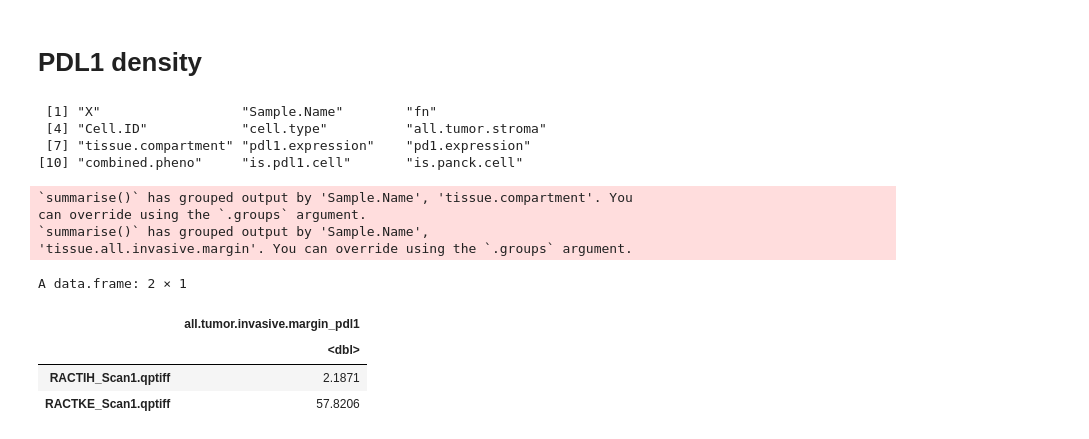
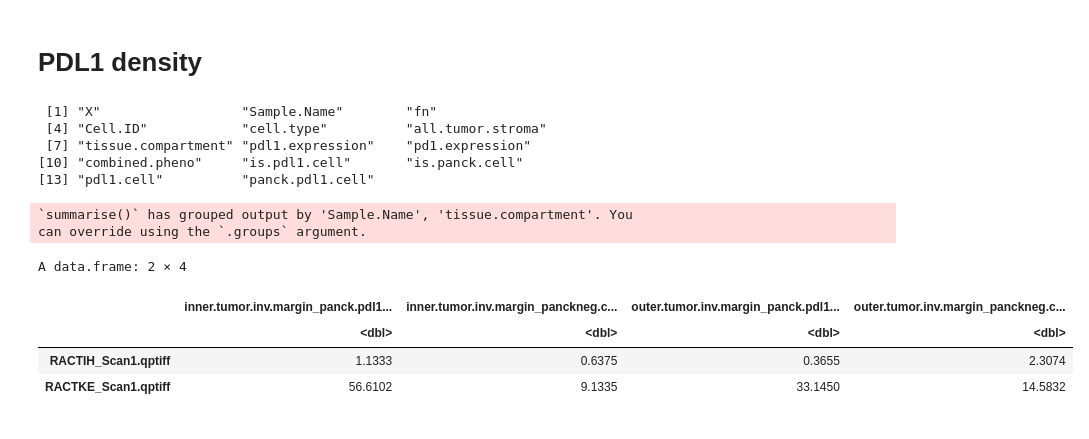
Before and after one commit to KidElectric/173-BFerris-NRG-HN003-Vectra, a Jupyter notebook: 02_generate_tables.ipynb, the cells around one changed output. Drawn from its saved outputs; the diff is of its cells as text; code cells hidden in the pictures.

```diff
--- a/02_generate_tables.ipynb
+++ b/02_generate_tables.ipynb
@@ -52,7 +52,14 @@ fn <- 'NRG-HN003-7552156cell-measurements_11col.csv'
 start <- Sys.time()
 df <- read.csv(file.path(results,fn))
 df$pdl1.cell <- 'other'
-df$pdl1.cell[df$is.pdl1.cell] = 'pdl1'
+df$pdl1.cell[df$is.pdl1.cell] = 'all.pdl1.cell'
+
+df$panck.pdl1.cell <-'other'
+df$panck.pdl1.cell[df$is.panck.cell & df$is.pdl1.cell] = 'panck.pdl1.cell'
+idx <- !((df$combined.pheno %like% 'CK+') | (df$combined.pheno %like% 'CD3+'))
+df$panck.pdl1.cell[idx & df$is.pdl1.cell] <- 'panckneg.cd3neg.pdl1.cell'
+
 stop <- Sys.time()
 print(paste((stop-start),'seconds'))
+head(df)
 # %% [output]
@@ -72,5 +76,11 @@ A data.frame: 6 × 12
 # %%
 df$pdl1.cell <- 'other'
-df$pdl1.cell[df$is.pdl1.cell] = 'pdl1'
-df %>% count(pdl1.cell)
+df$pdl1.cell[df$is.pdl1.cell] = 'all.pdl1.cell'
+
+df$panck.pdl1.cell <-'other'
+df$panck.pdl1.cell[df$is.panck.cell & df$is.pdl1.cell] = 'panck.pdl1.cell'
+idx <- !((df$combined.pheno %like% 'CK+') | (df$combined.pheno %like% 'CD3+'))
+df$panck.pdl1.cell[idx & df$is.pdl1.cell] <- 'panckneg.cd3neg.pdl1.cell'
+
+df %>% count(panck.pdl1.cell)
 # %% [output]
@@ -322,33 +608,28 @@ colnames(sub)
  [4] "Cell.ID"            "cell.type"          "all.tumor.stroma"
  [7] "tissue.compartment" "pdl1.expression"    "pd1.expression"
 [10] "combined.pheno"     "is.pdl1.cell"       "is.panck.cell"
+[13] "pdl1.cell"          "panck.pdl1.cell"
 # %%
-sub %>%  group_by(Sample.Name, tissue.compartment, pdl1.cell) %>%
+sub %>%   group_by(Sample.Name, tissue.compartment, panck.pdl1.cell) %>%
     summarize(n=n()) %>%
     ungroup() %>%
     complete(Sample.Name = unique(Sample.Name),
              tissue.compartment = unique(tissue.compartment),
-             pdl1.cell = unique(pdl1.cell),
+             panck.pdl1.cell = unique(panck.pdl1.cell),
              fill = list(n = 0)) %>%
-    mutate(tissue.all.invasive.margin = case_when(tissue.compartment %in% c('outer.tumor.inv.margin',
-                                                                         'inner.tumor.inv.margin') ~ "all.tumor.invasive.margin",
-                                                  TRUE ~ "other")) %>%
-    group_by(Sample.Name, tissue.all.invasive.margin, pdl1.cell) %>%
-    summarize(n=sum(n)) %>%
-    group_by(Sample.Name, tissue.all.invasive.margin) %>%
+    group_by(Sample.Name, tissue.compartment) %>%
     mutate(percent_density = round(n / sum(n) * 100, digits=4))  %>%
     select(-n) %>%
-    pivot_wider(names_from = c("tissue.all.invasive.margin", "pdl1.cell"),
+    pivot_wider(names_from = c("tissue.compartment", "panck.pdl1.cell"),
                values_from = "percent_density") %>%
-    select(-matches("other")) %>% select(-matches('panck')) %>%
+    select(-matches("other")) %>%  select(-matches("distal")) %>%
+    select(-matches("central")) %>%
     tibble::column_to_rownames(var = "Sample.Name")
 # %% [output]
 `summarise()` has grouped output by 'Sample.Name', 'tissue.compartment'. You
 can override using the `.groups` argument.
-`summarise()` has grouped output by 'Sample.Name',
-'tissue.all.invasive.margin'. You can override using the `.groups` argument.
-A data.frame: 2 × 1
+A data.frame: 2 × 4
-|  | all.tumor.invasive.margin_pdl1 |
-|  | <dbl> |
-| RACTIH_Scan1.qptiff | 2.1871 |
-| RACTKE_Scan1.qptiff | 57.8206 |
+|  | inner.tumor.inv.margin_panck.pdl1... | inner.tumor.inv.margin_panckneg.c... | outer.tumor.inv.margin_panck.pdl1... | outer.tumor.inv.margin_panckneg.c... |
+|  | <dbl> | <dbl> | <dbl> | <dbl> |
+| RACTIH_Scan1.qptiff | 1.1333 | 0.6375 | 0.3655 | 2.3074 |
+| RACTKE_Scan1.qptiff | 56.6102 | 9.1335 | 33.1450 | 14.5832 |
```
Also changed, not shown: parts of 14 cells of this notebook.
